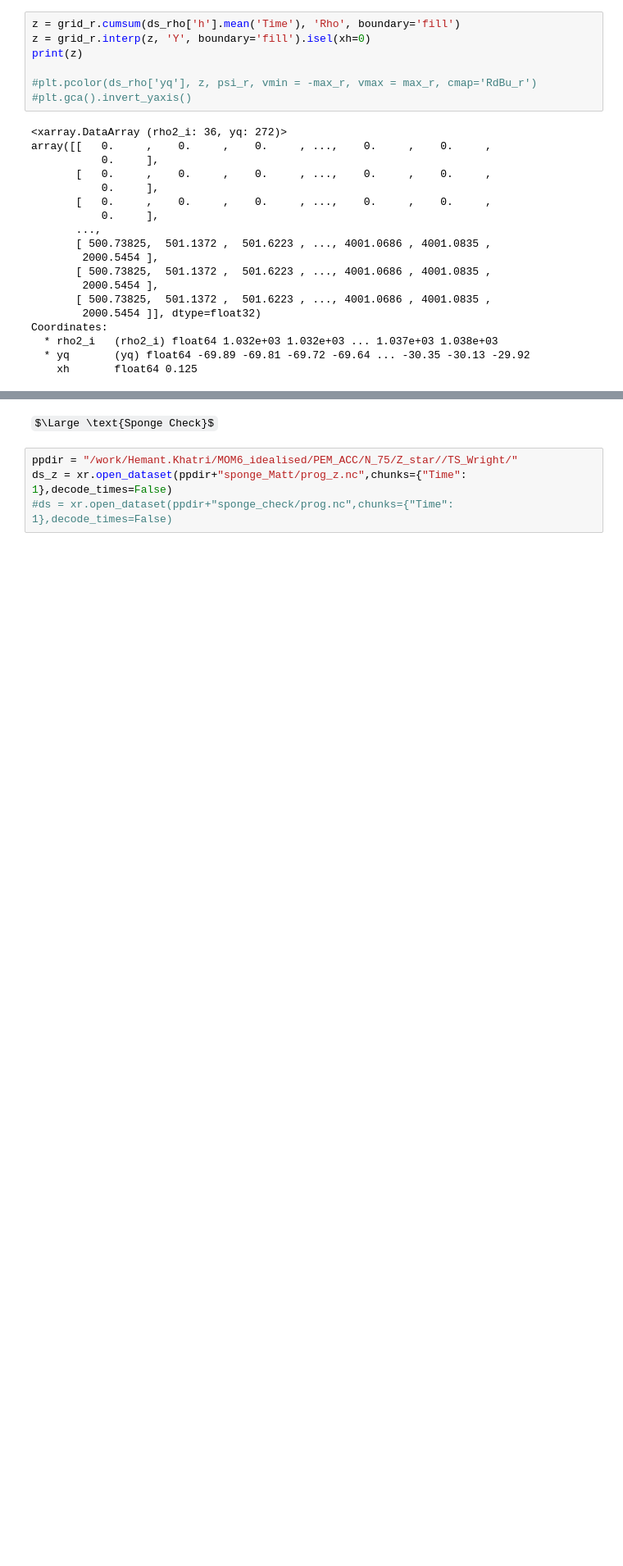
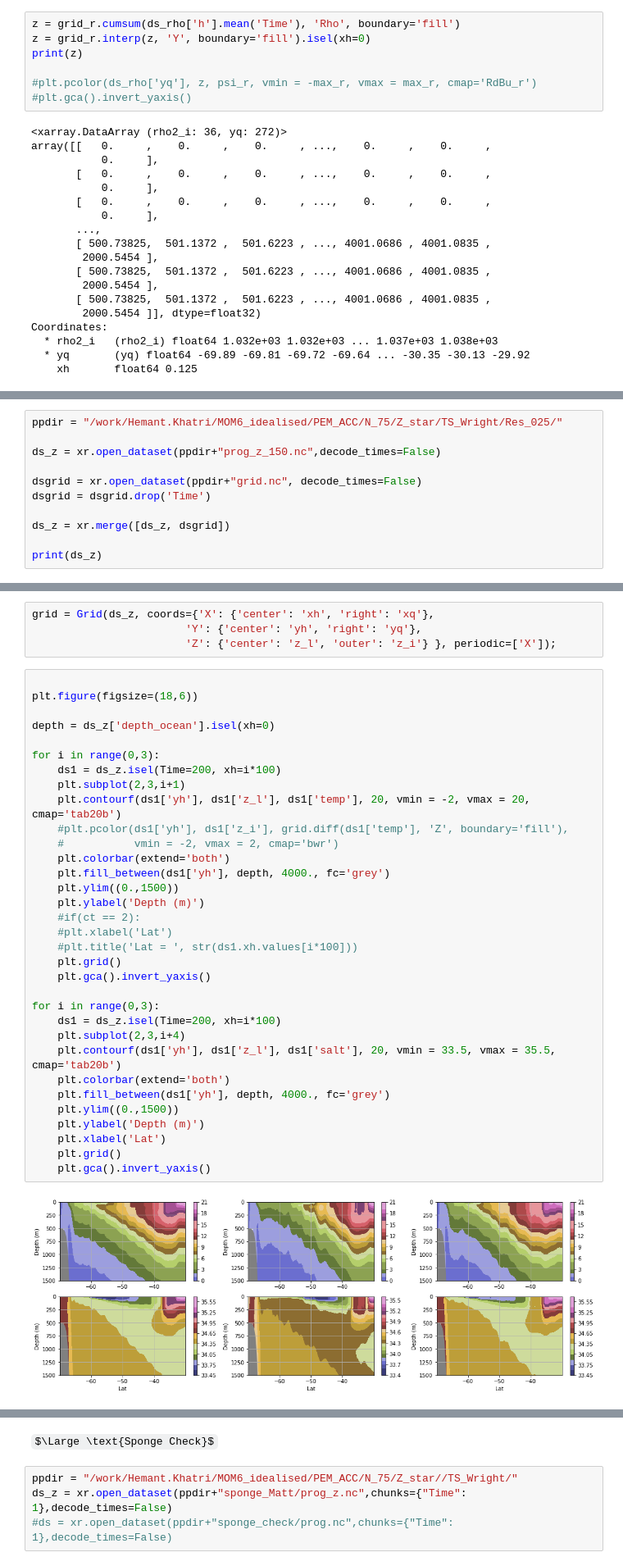
Before and after one commit to hmkhatri/MOM6-Channel-Southern-Ocean, a Jupyter notebook: Analysis/TS_025_Test.ipynb, the cells around one changed output, grey strips where cells are left out. Shown: that part at 82% size. Saved outputs shown, nothing was run; the diff lists cells and outputs as text; some formulas as TeX source; blank space fills up the shorter version.

Commit message:
Mid-depth max in T and min in S

```diff
--- a/Analysis/TS_025_Test.ipynb
+++ b/Analysis/TS_025_Test.ipynb
@@ -672,0 +669,11 @@ plt.gca().invert_yaxis()
+# %%
+ppdir = "/work/Hemant.Khatri/MOM6_idealised/PEM_ACC/N_75/Z_star/TS_Wright/Res_025/"
+
+ds_z = xr.open_dataset(ppdir+"prog_z_150.nc",decode_times=False)
+
+dsgrid = xr.open_dataset(ppdir+"grid.nc", decode_times=False)
+dsgrid = dsgrid.drop('Time')
+
+ds_z = xr.merge([ds_z, dsgrid])
+
+print(ds_z)
@@ -672,0 +698,39 @@ plt.gca().invert_yaxis()
+# %%
+grid = Grid(ds_z, coords={'X': {'center': 'xh', 'right': 'xq'},
+                        'Y': {'center': 'yh', 'right': 'yq'},
+                        'Z': {'center': 'z_l', 'outer': 'z_i'} }, periodic=['X']);
+# %%
+
+plt.figure(figsize=(18,6))
+
+depth = ds_z['depth_ocean'].isel(xh=0)
+
+for i in range(0,3):
+    ds1 = ds_z.isel(Time=200, xh=i*100)
+    plt.subplot(2,3,i+1)
+    plt.contourf(ds1['yh'], ds1['z_l'], ds1['temp'], 20, vmin = -2, vmax = 20, cmap='tab20b')
+    #plt.pcolor(ds1['yh'], ds1['z_i'], grid.diff(ds1['temp'], 'Z', boundary='fill'),
+    #           vmin = -2, vmax = 2, cmap='bwr')
+    plt.colorbar(extend='both')
+    plt.fill_between(ds1['yh'], depth, 4000., fc='grey')
+    plt.ylim((0.,1500))
+    plt.ylabel('Depth (m)')
+    #if(ct == 2):
+    #plt.xlabel('Lat')
+    #plt.title('Lat = ', str(ds1.xh.values[i*100]))
+    plt.grid()
+    plt.gca().invert_yaxis()
+
+for i in range(0,3):
+    ds1 = ds_z.isel(Time=200, xh=i*100)
+    plt.subplot(2,3,i+4)
+    plt.contourf(ds1['yh'], ds1['z_l'], ds1['salt'], 20, vmin = 33.5, vmax = 35.5, cmap='tab20b')
+    plt.colorbar(extend='both')
+    plt.fill_between(ds1['yh'], depth, 4000., fc='grey')
+    plt.ylim((0.,1500))
+    plt.ylabel('Depth (m)')
+    plt.xlabel('Lat')
+    plt.grid()
+    plt.gca().invert_yaxis()
+# %% [output]
+[figure, added]
```
Also changed, not shown: parts of 14 cells of this notebook, 1 other file.
